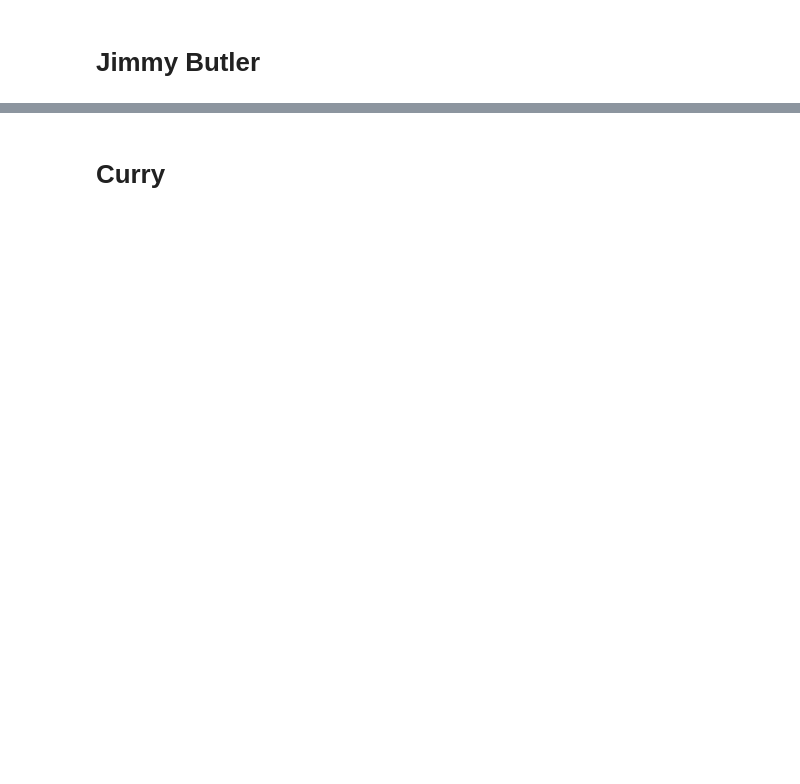
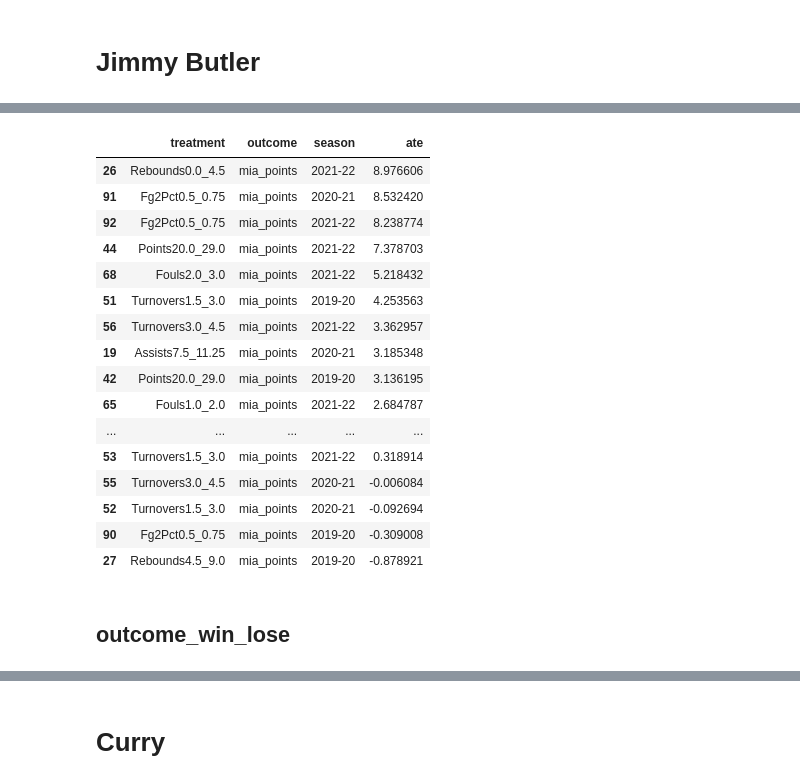
Before and after one commit to JayLi2018/CausalColabRepo, a Jupyter notebook: dowhy.ipynb, the cells around one changed output, grey strips where cells are left out. Drawn from its saved outputs; the diff is of its cells as text; code cells hidden in the pictures; blank space fills up the shorter version.

```diff
--- a/dowhy.ipynb
+++ b/dowhy.ipynb
@@ -413,0 +449,20 @@ estimate_df_fg2_mia_points
+# %%
+estimate_df_minutes_mia_points = get_est('jimmy', 'Minutes', 'mia_points', 'Regular Season')
+
+estimate_df_assists_mia_points = get_est('jimmy', 'Assists', 'mia_points', 'Regular Season')
+
+estimate_df_rebounds_mia_points = get_est('jimmy', 'Rebounds', 'mia_points', 'Regular Season')
+
+estimate_df_points_mia_points = get_est('jimmy', 'Points', 'mia_points', 'Regular Season')
+
+estimate_df_turnovers_mia_points = get_est('jimmy', 'Turnovers', 'mia_points', 'Regular Season')
+
+estimate_df_fouls_mia_points = get_est('jimmy', 'Fouls', 'mia_points', 'Regular Season')
+
+estimate_df_fg3_mia_points = get_est('jimmy', 'Fg3Pct', 'mia_points', 'Regular Season')
+
+estimate_df_fg2_mia_points = get_est('jimmy', 'Fg2Pct', 'mia_points', 'Regular Season')
+
+estimate_mia_points = pd.concat([estimate_df_minutes_mia_points, estimate_df_assists_mia_points, estimate_df_rebounds_mia_points,
+                 estimate_df_points_mia_points, estimate_df_turnovers_mia_points, estimate_df_fouls_mia_points,
+                 estimate_df_fg3_mia_points, estimate_df_fg2_mia_points], ignore_index=True)
@@ -413,0 +555,22 @@ estimate_df_fg2_mia_points
+# %%
+estimate_mia_points.sort_values(by=['ate'], ascending=False).head(20)
+# %% [output]
+|  | treatment | outcome | season | ate |
+| 26 | Rebounds0.0_4.5 | mia_points | 2021-22 | 8.976606 |
+| 91 | Fg2Pct0.5_0.75 | mia_points | 2020-21 | 8.532420 |
+| 92 | Fg2Pct0.5_0.75 | mia_points | 2021-22 | 8.238774 |
+| 44 | Points20.0_29.0 | mia_points | 2021-22 | 7.378703 |
+| 68 | Fouls2.0_3.0 | mia_points | 2021-22 | 5.218432 |
+| 51 | Turnovers1.5_3.0 | mia_points | 2019-20 | 4.253563 |
+| 56 | Turnovers3.0_4.5 | mia_points | 2021-22 | 3.362957 |
+| 19 | Assists7.5_11.25 | mia_points | 2020-21 | 3.185348 |
+| 42 | Points20.0_29.0 | mia_points | 2019-20 | 3.136195 |
+| 65 | Fouls1.0_2.0 | mia_points | 2021-22 | 2.684787 |
+| ... | ... | ... | ... | ... |
+| 53 | Turnovers1.5_3.0 | mia_points | 2021-22 | 0.318914 |
+| 55 | Turnovers3.0_4.5 | mia_points | 2020-21 | -0.006084 |
+| 52 | Turnovers1.5_3.0 | mia_points | 2020-21 | -0.092694 |
+| 90 | Fg2Pct0.5_0.75 | mia_points | 2019-20 | -0.309008 |
+| 27 | Rebounds4.5_9.0 | mia_points | 2019-20 | -0.878921 |
+# %% [markdown]
+## outcome_win_lose
```
Also changed, not shown: parts of 34 cells of this notebook.
